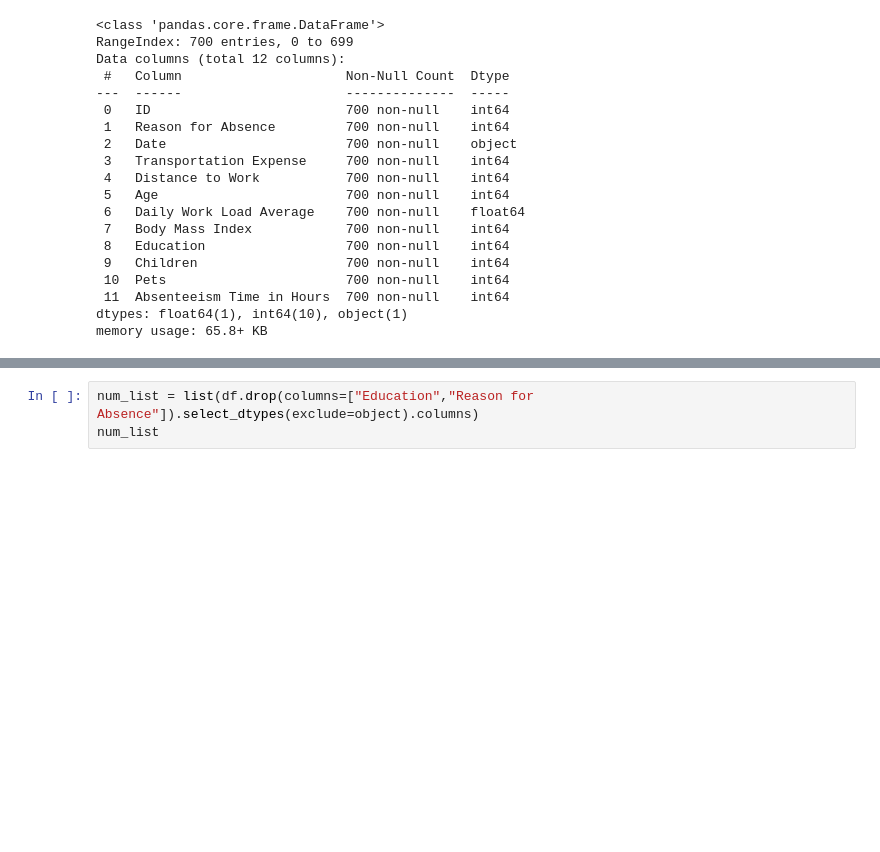
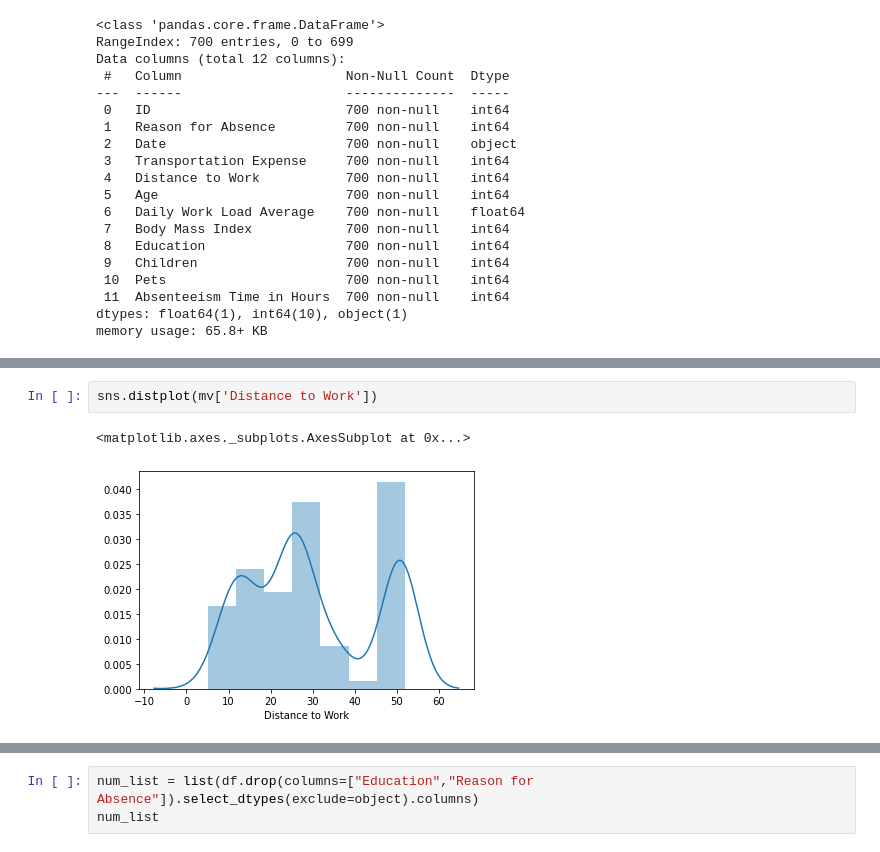
Before and after one commit to Code-breaker1998/Absenteeism_Project, a Jupyter notebook: Absenteeism.ipynb, the cells around one changed output, grey strips where cells are left out. Drawn from its saved outputs; the diff is of its cells as text; blank space fills up the shorter version.

```diff
--- a/Absenteeism.ipynb
+++ b/Absenteeism.ipynb
@@ -104,0 +117,5 @@ memory usage: 65.8+ KB
+# %%
+sns.distplot(mv['Distance to Work'])
+# %% [output]
+<matplotlib.axes._subplots.AxesSubplot at 0x...>
+[figure, added]
```
Also changed, not shown: parts of 23 cells of this notebook.
